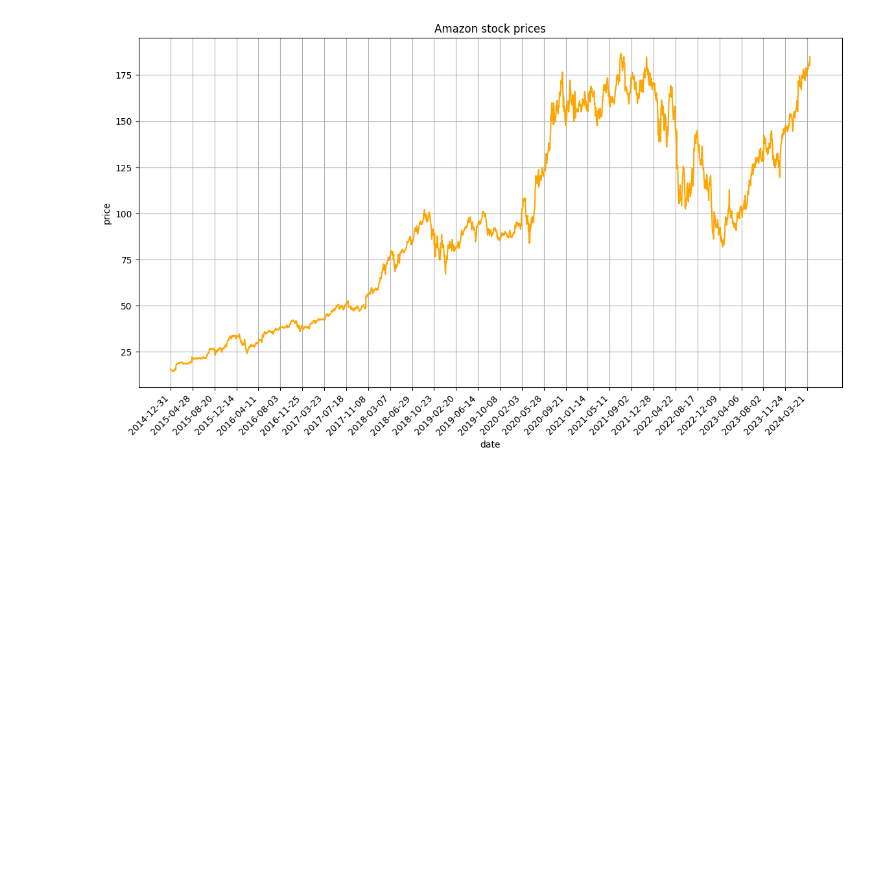
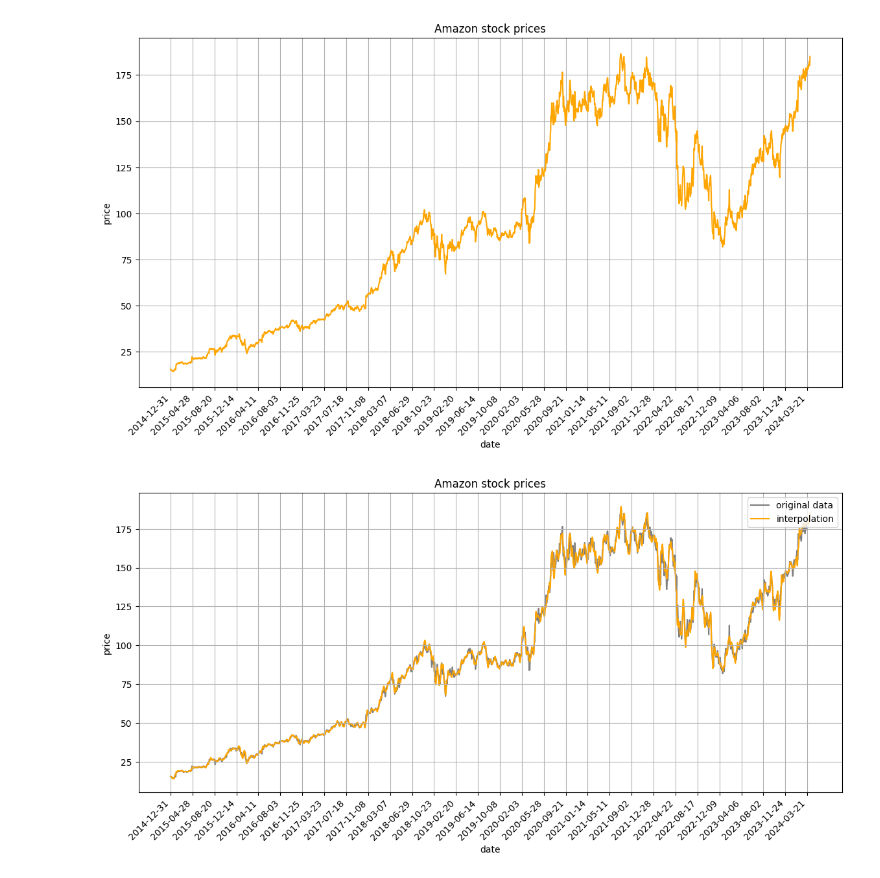
Before and after one commit to MateuszKwiat/pwr_ins, a Jupyter notebook: sme4/Big_data/lab/lab4/zad4_jn.ipynb, the cells around one changed output. Cells and saved outputs as stored; diff of their text form; code cells hidden in the pictures; blank space fills up the shorter version.

Commit message:
big data lab4, exercise 4, complete jupyter

```diff
--- a/sme4/Big_data/lab/lab4/zad4_jn.ipynb
+++ b/sme4/Big_data/lab/lab4/zad4_jn.ipynb
@@ -28,3 +47,32 @@ plt.grid()
 plt.show()
 # %% [output]
 [figure]
+# %%
+sample_rate = 5
+
+x_values = np.array(np.arange(0, 2331)[::sample_rate])
+y_values = df['Close'][::sample_rate]
+
+dydx = np.gradient(y_values)
+x_interpolated = np.array(np.arange(0, 2331))
+# %%
+spline = CubicHermiteSpline(x_values, y_values, dydx)
+y_interpolated = spline(x_interpolated)
+# %%
+fig, ax = plt.subplots(figsize=(14, 6))
+
+ax.plot(df['Date'], df['Close'], color='gray', zorder=0, label='original data')
+ax.plot(x_interpolated[:len(y_interpolated)], y_interpolated[:len(y_interpolated)], color='orange', zorder=1, label='interpolation')
+# ax.scatter(x_values, y_values, s=5, color='black', zorder=2, label='sampled data points')
+
+ax.set_xlabel('date')
+ax.set_ylabel('price')
+ax.set_title('Amazon stock prices')
+ax.legend(loc='upper right')
+
+plt.xticks(tk, rotation=45, ha='right')
+plt.grid()
+
+plt.show()
+# %% [output]
+[figure, added]
```
Also changed, not shown: parts of 2 cells of this notebook.
